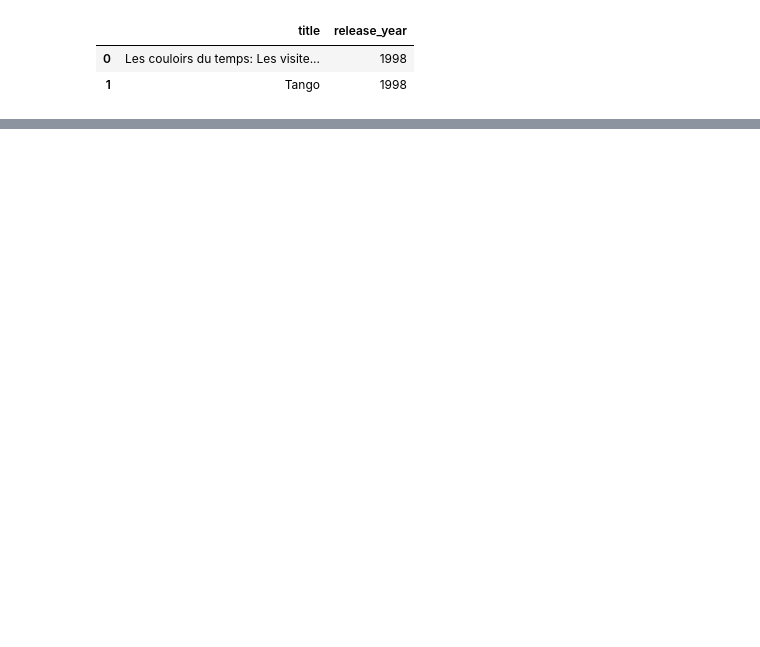
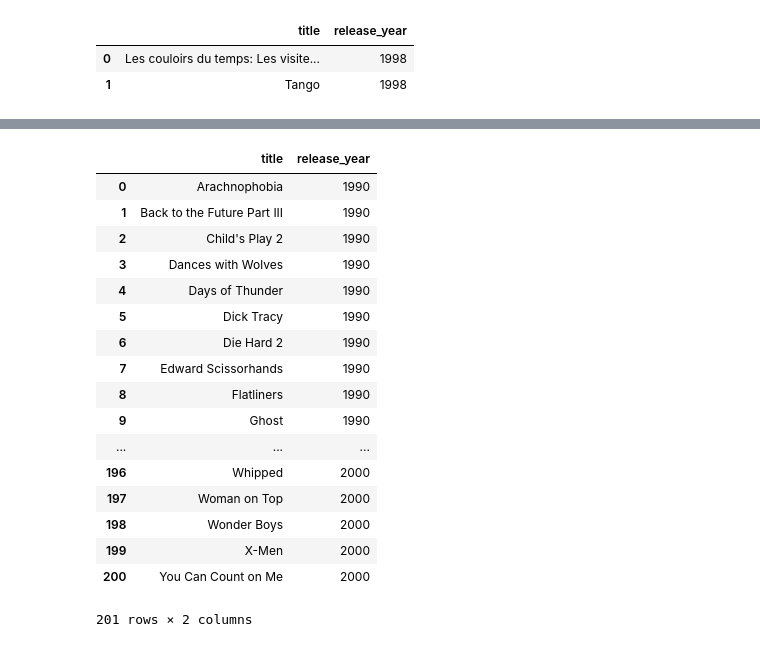
Before and after one commit to gisosdeb/sql_data_analysis, a Jupyter notebook: intro_to_sql_for_data_science/intro_to_sql_for_data_science_part2.ipynb, the cells around one changed output, grey strips where cells are left out. Drawn from its saved outputs; the diff is of its cells as text; code cells hidden in the pictures; blank space fills up the shorter version.

Commit message:
Recent commit descifra 231019 13:18

```diff
--- a/intro_to_sql_for_data_science/intro_to_sql_for_data_science_part2.ipynb
+++ b/intro_to_sql_for_data_science/intro_to_sql_for_data_science_part2.ipynb
@@ -365,0 +390,30 @@ pd.DataFrame([i.copy() for i in data])
+# %%
+cur = conn.cursor(cursor_factory=psycopg2.extras.DictCursor)
+cur.execute(
+    """
+    SELECT films.title, films.release_year FROM intro_sql.films WHERE release_year IN (1990, 2000);
+    """
+)
+data = cur.fetchall()
+conn.commit()
+cur.close()
+pd.DataFrame([i.copy() for i in data])
+# %% [output]
+|  | title | release_year |
+| 0 | Arachnophobia | 1990 |
+| 1 | Back to the Future Part III | 1990 |
+| 2 | Child's Play 2 | 1990 |
+| 3 | Dances with Wolves | 1990 |
+| 4 | Days of Thunder | 1990 |
+| 5 | Dick Tracy | 1990 |
+| 6 | Die Hard 2 | 1990 |
+| 7 | Edward Scissorhands | 1990 |
+| 8 | Flatliners | 1990 |
+| 9 | Ghost | 1990 |
+| ... | ... | ... |
+| 196 | Whipped | 2000 |
+| 197 | Woman on Top | 2000 |
+| 198 | Wonder Boys | 2000 |
+| 199 | X-Men | 2000 |
+| 200 | You Can Count on Me | 2000 |
+201 rows × 2 columns
```
Also changed, not shown: parts of 2 cells of this notebook, 1 other file.
